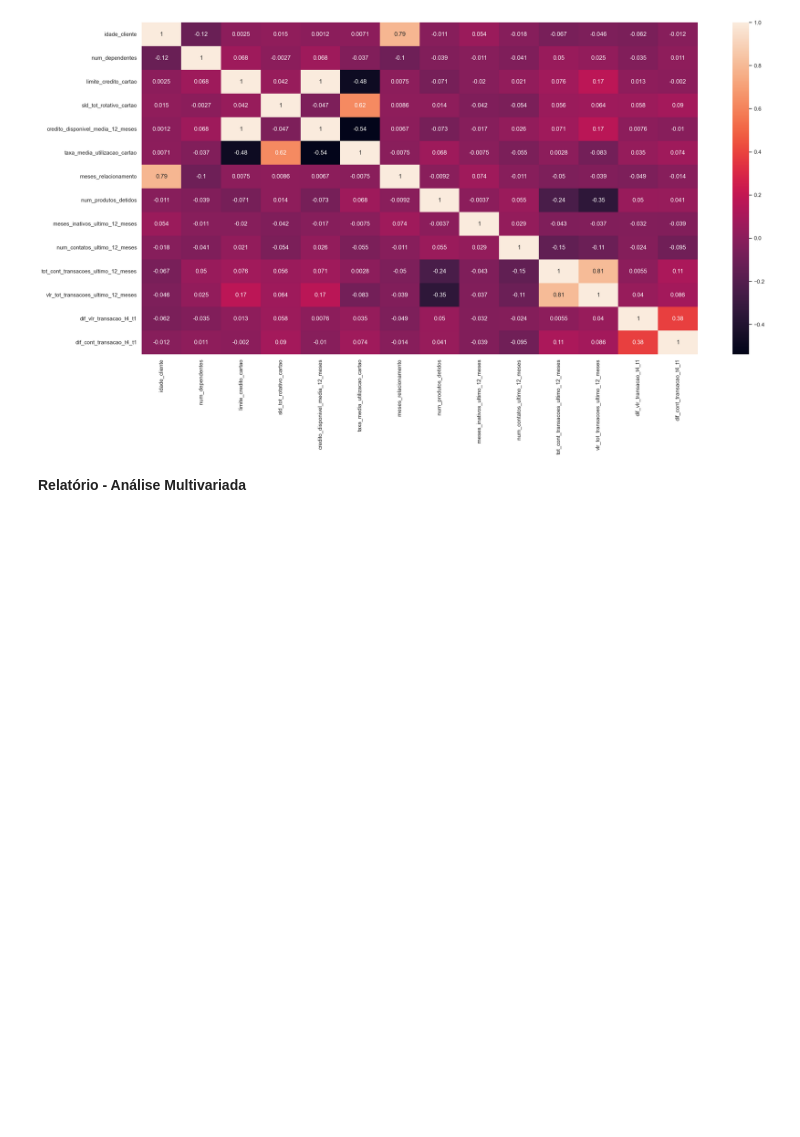
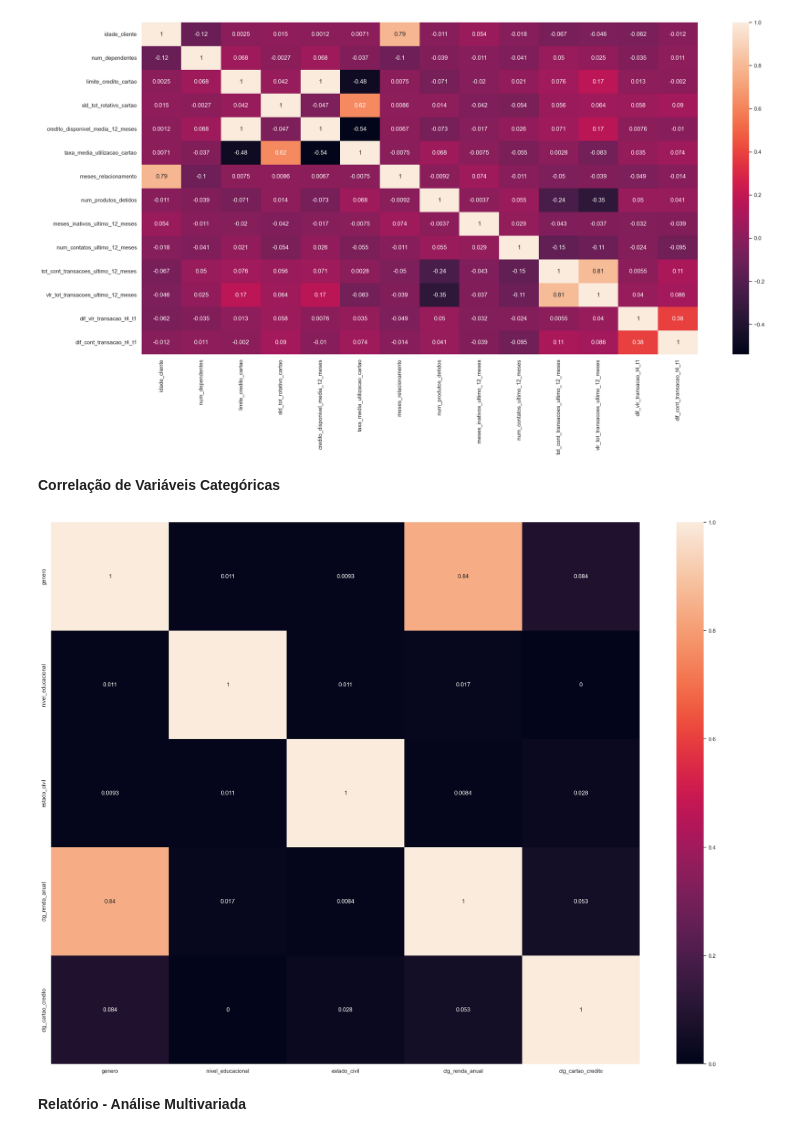
Before and after one commit to jefferson-datascience/predicao_churn_banco, a Jupyter notebook: ciclo_01.ipynb, the cells around one changed output. Saved outputs shown, nothing was run; the diff lists cells and outputs as text; code cells hidden in the pictures; blank space fills up the shorter version.

Commit message:
Update planejamento, Finished Atributtes Analysis and Answered the Business question and started data modeling

```diff
--- a/ciclo_01.ipynb
+++ b/ciclo_01.ipynb
@@ -44,3 +46,16 @@ jupyter_settings()
+# %%
+def cramer_v(x, y):
+
+    cm = pd.crosstab(x, y).values
+    n = cm.sum()
+    r, k = cm.shape
+    chi2 = stats.chi2_contingency(cm)[0]
+
+    phi2corr = max(0, chi2/n - ((k-1)*(r-1)/(n-1)))
+    kcorr = k - ((k-1)**2/(n-1))
+    rcorr = r - ((r-1)**2/(n-1))
+
+    return np.sqrt( (phi2corr)/ ( min(kcorr-1,rcorr-1) ) )
 # %% [markdown]
 # 1.0 Compreensão dos Dados
 # %%
@@ -526,6 +541,62 @@ atributos_numericos = df_4.select_dtypes(include=['int64', 'float64']).copy()
 sns.heatmap(atributos_numericos.corr(), annot=True);
 # %% [output]
 [figure]
+# %% [markdown]
+**Correlação de Variáveis Categóricas**
+# %%
+# Separação dos Atributos Categóricos
+atributos_categoricos = df_4.select_dtypes(exclude=['int64', 'float64']).drop(['id_cliente', 'conta_encerrada'], axis=1).copy()
+
+# Genero
+a1 = cramer_v(atributos_categoricos['genero'], atributos_categoricos['genero'])
+a2 = cramer_v(atributos_categoricos['genero'], atributos_categoricos['nivel_educacional'])
+a3 = cramer_v(atributos_categoricos['genero'], atributos_categoricos['estado_civil'])
+a4 = cramer_v(atributos_categoricos['genero'], atributos_categoricos['ctg_renda_anual'])
+a5 = cramer_v(atributos_categoricos['genero'], atributos_categoricos['ctg_cartao_credito'])
+
+# Nivel Educacional
+b1 = cramer_v(atributos_categoricos['nivel_educacional'], atributos_categoricos['genero'])
+b2 = cramer_v(atributos_categoricos['nivel_educacional'], atributos_categoricos['nivel_educacional'])
+b3 = cramer_v(atributos_categoricos['nivel_educacional'], atributos_categoricos['estado_civil'])
+b4 = cramer_v(atributos_categoricos['nivel_educacional'], atributos_categoricos['ctg_renda_anual'])
+b5 = cramer_v(atributos_categoricos['nivel_educacional'], atributos_categoricos['ctg_cartao_credito'])
+
+# Estado Civil
+c1 = cramer_v(atributos_categoricos['estado_civil'], atributos_categoricos['genero'])
+c2 = cramer_v(atributos_categoricos['estado_civil'], atributos_categoricos['nivel_educacional'])
+c3 = cramer_v(atributos_categoricos['estado_civil'], atributos_categoricos['estado_civil'])
+c4 = cramer_v(atributos_categoricos['estado_civil'], atributos_categoricos['ctg_renda_anual'])
+c5 = cramer_v(atributos_categoricos['estado_civil'], atributos_categoricos['ctg_cartao_credito'])
+
+# Categoria Renda Anual
+d1 = cramer_v(atributos_categoricos['ctg_renda_anual'], atributos_categoricos['genero'])
+d2 = cramer_v(atributos_categoricos['ctg_renda_anual'], atributos_categoricos['nivel_educacional'])
+d3 = cramer_v(atributos_categoricos['ctg_renda_anual'], atributos_categoricos['estado_civil'])
+d4 = cramer_v(atributos_categoricos['ctg_renda_anual'], atributos_categoricos['ctg_renda_anual'])
+d5 = cramer_v(atributos_categoricos['ctg_renda_anual'], atributos_categoricos['ctg_cartao_credito'])
+
+# Categoria Cartão de Credito
+e1 = cramer_v(atributos_categoricos['ctg_cartao_credito'], atributos_categoricos['genero'])
+e2 = cramer_v(atributos_categoricos['ctg_cartao_credito'], atributos_categoricos['nivel_educacional'])
+e3 = cramer_v(atributos_categoricos['ctg_cartao_credito'], atributos_categoricos['estado_civil'])
+e4 = cramer_v(atributos_categoricos['ctg_cartao_credito'], atributos_categoricos['ctg_renda_anual'])
+e5 = cramer_v(atributos_categoricos['ctg_cartao_credito'], atributos_categoricos['ctg_cartao_credito'])
+
+# Construção da Matriz
+matriz = pd.DataFrame({'genero': [a1, a2, a3, a4, a5],
+                       'nivel_educacional': [b1, b2, b3, b4, b5],
+                       'estado_civil': [c1, c2, c3, c4, c5],
+                       'ctg_renda_anual': [d1, d2, d3, d4, d5],
+                       'ctg_cartao_credito': [e1, e2, e3, e4, e5]})
+
+# Ajuste de Index
+matriz = matriz.set_index(matriz.columns)
+
+# Plotagem do Mapa de calor
+plt.figure(figsize = (27,20))
+sns.heatmap(matriz, annot=True);
+# %% [output]
+[figure, added]
 # %% [markdown]
 **Relatório - Análise Multivariada**
 # %% [markdown]
```
Also changed, not shown: parts of 31 cells of this notebook, 1 other file.
